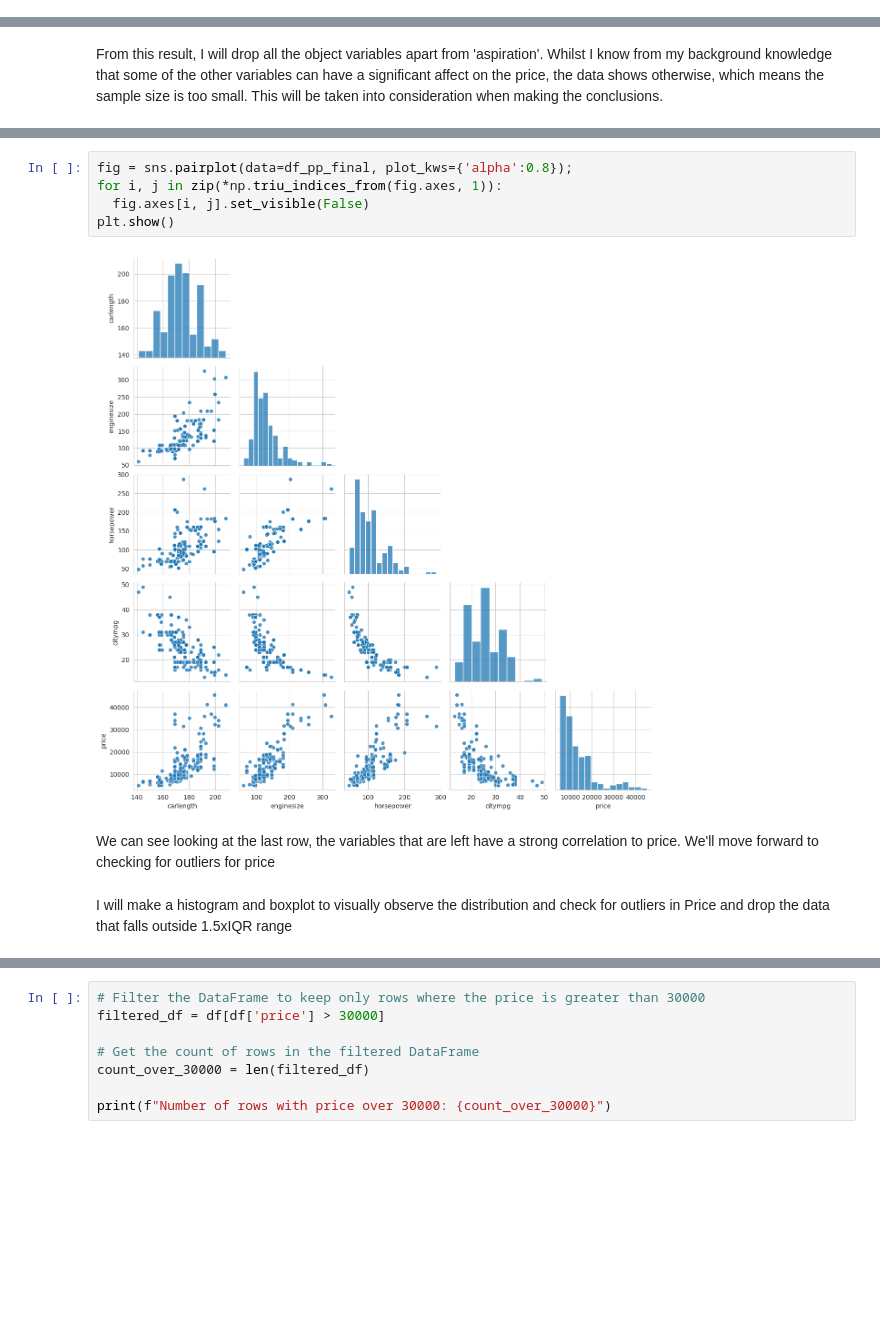
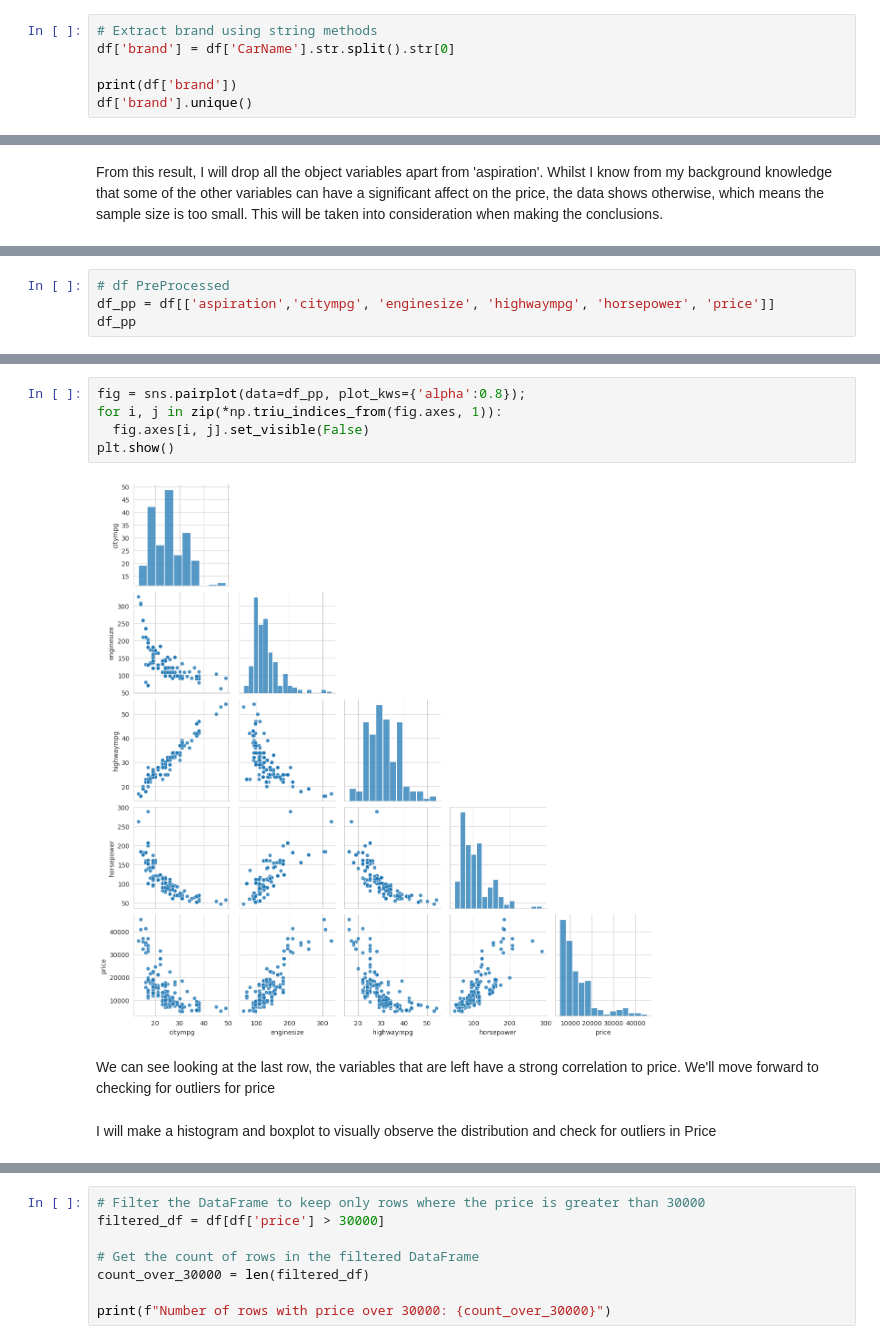
Before and after one commit to Tee-DataA/Hackathon1, a Jupyter notebook: jupyter_notebooks/Notebook_Template.ipynb, the cells around one changed output, grey strips where cells are left out. Drawn from its saved outputs; the diff is of its cells as text; blank space fills up the shorter version.

Commit message:
Many changes. Check camban description

```diff
--- a/jupyter_notebooks/Notebook_Template.ipynb
+++ b/jupyter_notebooks/Notebook_Template.ipynb
@@ -103,0 +103,6 @@ df.head()
+# %%
+# Extract brand using string methods
+df['brand'] = df['CarName'].str.split().str[0]
+
+print(df['brand'])
+df['brand'].unique()
@@ -286,0 +218,4 @@ df_pp_final
+# %%
+# df PreProcessed
+df_pp = df[['aspiration','citympg', 'enginesize', 'highwaympg', 'horsepower', 'price']]
+df_pp
@@ -287,14 +236,14 @@ df_pp_final
 # %%
-fig = sns.pairplot(data=df_pp_final, plot_kws={'alpha':0.8});
+fig = sns.pairplot(data=df_pp, plot_kws={'alpha':0.8});
 for i, j in zip(*np.triu_indices_from(fig.axes, 1)):
   fig.axes[i, j].set_visible(False)
 plt.show()
 # %% [output]
-[figure, old version]
+[figure, new version]
 # %% [markdown]
 We can see looking at the last row, the variables that are left have a strong correlation to price. We'll move forward to checking for outliers for price
 # %% [markdown]
-I will make a histogram and boxplot to visually observe the distribution and check for outliers in Price and drop the data that falls outside 1.5xIQR range
+I will make a histogram and boxplot to visually observe the distribution and check for outliers in Price
 # %%
 def plot_histogram_and_boxplot(df):
   for col in df.columns:
```
Also changed, not shown: parts of 30 cells of this notebook.
